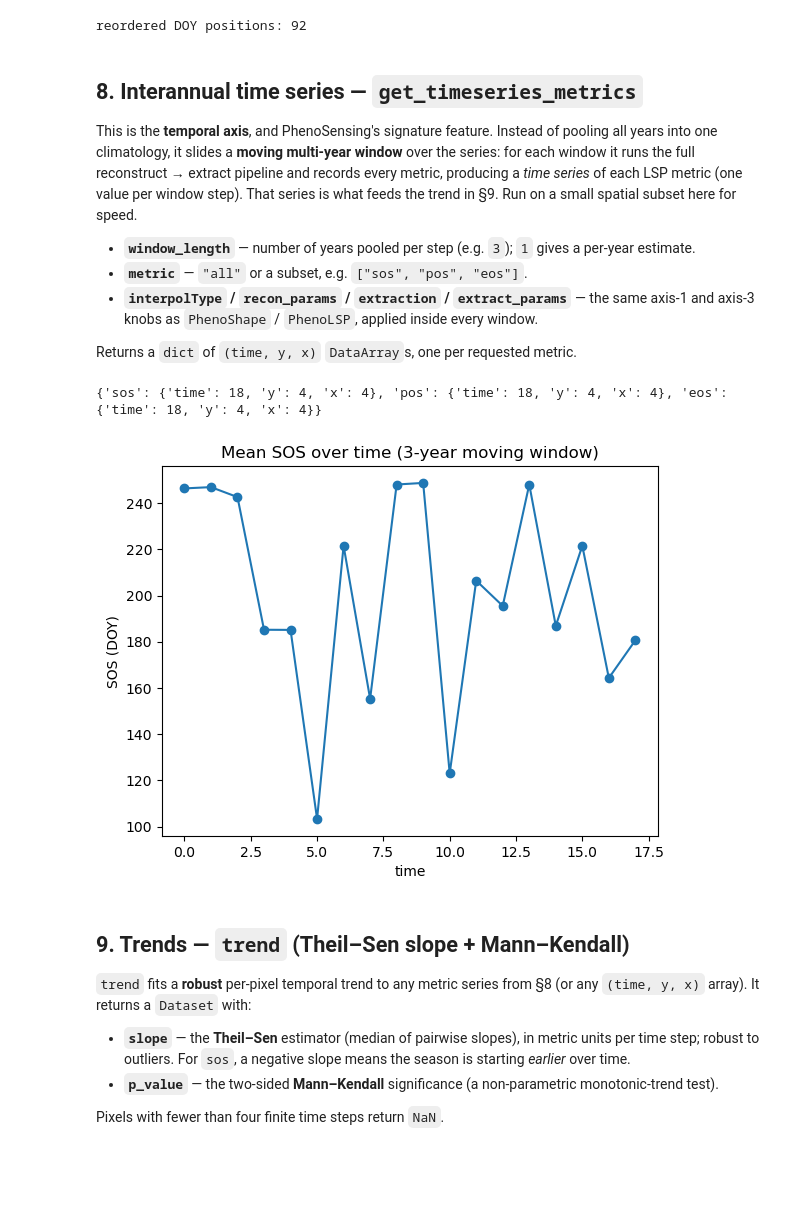
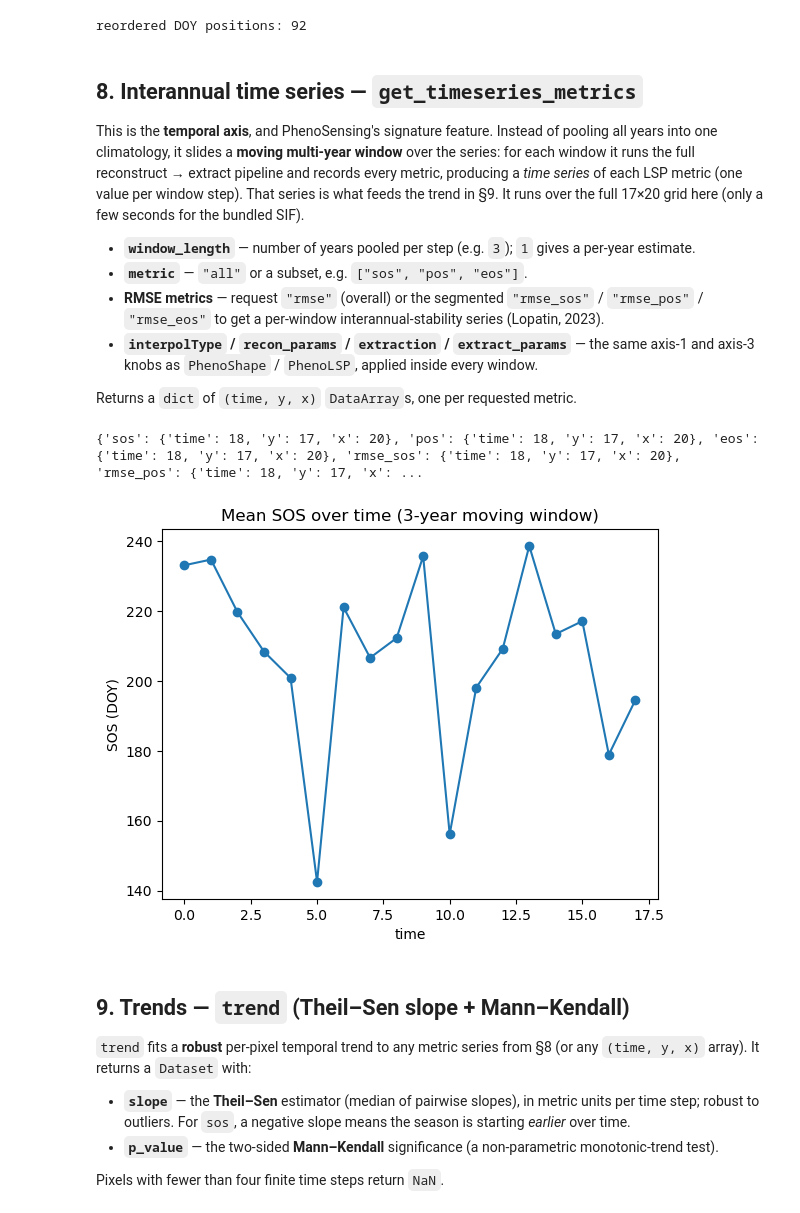
Before and after one commit to JavierLopatin/PhenoPY, a Jupyter notebook: examples/tutorial.ipynb, the cells around one changed output. Drawn from its saved outputs; the diff is of its cells as text; code cells hidden in the pictures; blank space fills up the shorter version.

```diff
--- a/examples/tutorial.ipynb
+++ b/examples/tutorial.ipynb
@@ -302,25 +320,29 @@ This is the **temporal axis**, and PhenoSensing's signature feature. Instead of
 all years into one climatology, it slides a **moving multi-year window** over the
 series: for each window it runs the full reconstruct → extract pipeline and records
 every metric, producing a *time series* of each LSP metric (one value per window
-step). That series is what feeds the trend in §9. Run on a small spatial subset
-here for speed.
+step). That series is what feeds the trend in §9. It runs over the full 17×20 grid
+here (only a few seconds for the bundled SIF).
 
 - **`window_length`** — number of years pooled per step (e.g. `3`); `1` gives a
   per-year estimate.
 - **`metric`** — `"all"` or a subset, e.g. `["sos", "pos", "eos"]`.
+- **RMSE metrics** — request `"rmse"` (overall) or the segmented `"rmse_sos"` /
+  `"rmse_pos"` / `"rmse_eos"` to get a per-window interannual-stability series
+  (Lopatin, 2023).
 - **`interpolType` / `recon_params` / `extraction` / `extract_params`** — the same
   axis-1 and axis-3 knobs as `PhenoShape` / `PhenoLSP`, applied inside every window.
 
 Returns a `dict` of `(time, y, x)` `DataArray`s, one per requested metric.
 # %%
-sif_small = sif.isel(y=slice(ys - 2, ys + 2), x=slice(xs - 2, xs + 2))
-ts = sif_small.pheno.get_timeseries_metrics(window_length=3, metric=["sos", "pos", "eos"], nGS=40)
+ts = sif.pheno.get_timeseries_metrics(
+    window_length=3, metric=["sos", "pos", "eos", "rmse_sos", "rmse_pos", "rmse_eos"], nGS=40
+)
 print({k: dict(v.sizes) for k, v in ts.items()})
 ts["sos"].mean(dim=["y", "x"]).plot(marker="o")
 plt.title("Mean SOS over time (3-year moving window)"); plt.ylabel("SOS (DOY)"); plt.show()
 # %% [output]
-{'sos': {'time': 18, 'y': 4, 'x': 4}, 'pos': {'time': 18, 'y': 4, 'x': 4}, 'eos': {'time': 18, 'y': 4, 'x': 4}}
+{'sos': {'time': 18, 'y': 17, 'x': 20}, 'pos': {'time': 18, 'y': 17, 'x': 20}, 'eos': {'time': 18, 'y': 17, 'x': 20}, 'rmse_sos': {'time': 18, 'y': 17, 'x': 20}, 'rmse_pos': {'time': 18, 'y': 17, 'x': ...
-[figure, old version]
+[figure, new version]
 # %% [markdown]
 ## 9. Trends — `trend` (Theil–Sen slope + Mann–Kendall)
 
```
Also changed, not shown: parts of 12 cells of this notebook, 10 other files.
